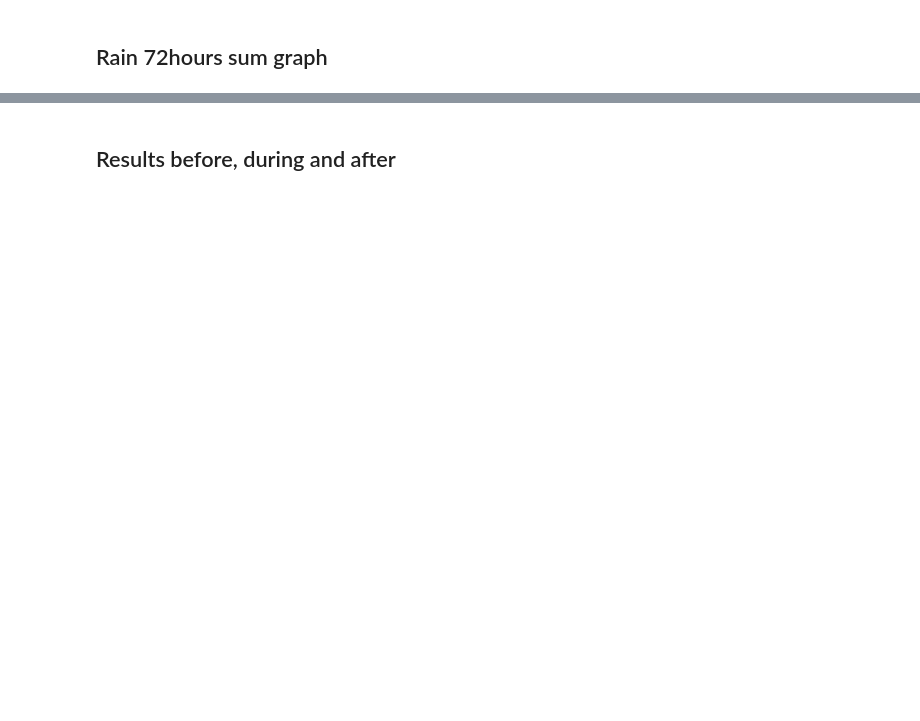
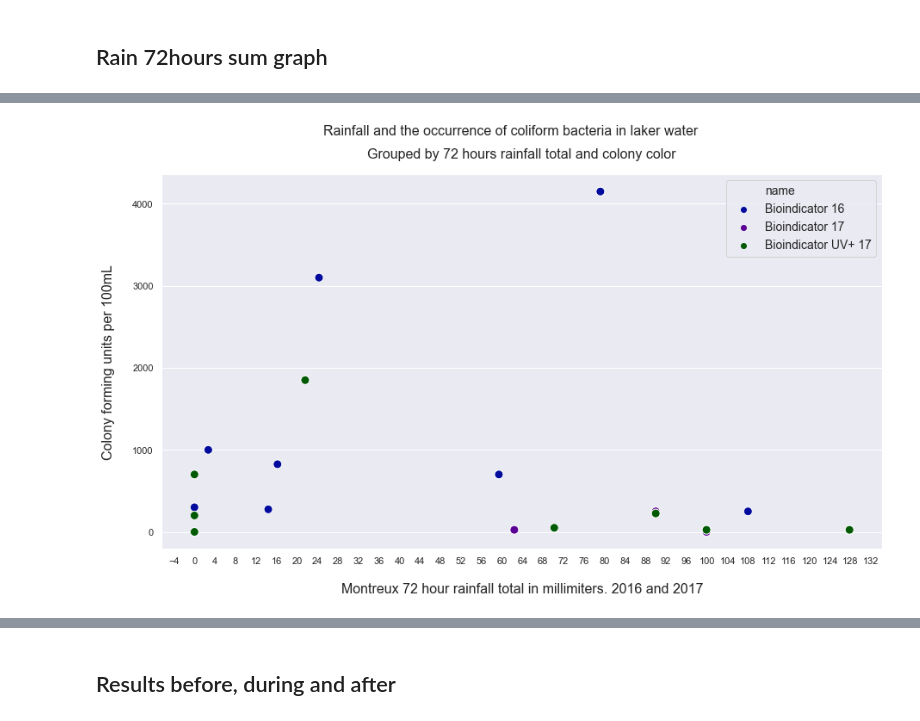
Before and after one commit to Hackuarium/montreux-water-quality, a Jupyter notebook: 2-plots.ipynb, the cells around one changed output, grey strips where cells are left out. Cells and saved outputs as stored; diff of their text form; code cells hidden in the pictures; blank space fills up the shorter version.

Commit message:
New plots without lines, and new run of plot.ipynb

```diff
--- a/2-plots.ipynb
+++ b/2-plots.ipynb
@@ -114,7 +132,11 @@ make_dfs_2016_2017(A2.query('year != 20'),'YEAR_OVER_YEAR_CFUINCREASE_JAZZ_2016_
 # %%
+# Problem with 0 values
 def print_full(x):
     pd.set_option('display.max_rows', len(x))
     print(x)
     pd.reset_option('display.max_rows')
 
 A=pd.read_pickle("data/allyears.pkl")
+A['Date_dt'] = pd.to_datetime(A['Date'])
+R=pd.read_csv('data/rain_all.csv')
+A2=append_vars(A,['Bioindicator', 'Bioindicator UV+', 'Coliform'])
@@ -245,11 +336,12 @@ make_rain_sum(rain_sum_df[rain_sum_df.name.str.contains('Bioindicator')].round(d
 # %%
 def make_rain_sum_2016_2017(df, fname, colors):
+    sns.set_style("dark", {'axes.grid' : True})
+    #sns.set_style("whitegrid", {'axes.grid' : False})
+
     #colors = ['#000A9C', '#5B0094', '#68DFFC', '#4275FF', '#C973FF']
     #colors = ['#00008b', '#8b008b', '#008000', '#468b00', '#add8e6', '#ffb6c1', '#90ee90']
     fig, ax = plt.subplots(figsize=(15,8))
-
     ax=sns.scatterplot(x='rain', y='cfu', hue='name', data=df,  alpha=1, s=100, linewidth=1, edgecolor='w', palette=colors, legend='full')
-
     ax.xaxis.grid(which="major", color='b', linewidth=0.7, alpha=0.1)
     ax.set_xlabel("Montreux 72 hour rainfall total in millimiters. 2016 and 2017", size=16, labelpad=20)
     ax.set_ylabel("Colony forming units per 100mL", size=16, labelpad=20)
@@ -260,7 +352,9 @@ def make_rain_sum_2016_2017(df, fname, colors):
 
     save_plot(fname)
 # %%
-make_rain_sum_2016_2017(rain_sum_df[rain_sum_df.name.str.contains('Bioindicator')].query('year != 60').round(decimals=5),
+make_rain_sum_2016_2017(rain_sum_df[rain_sum_df.name.str.contains('Bioindicator')].query('year != 180').round(decimals=5),
                         'Rainfall_sum_2016_2017',
                         ['#000A9C', '#5B0094', '#005903'])
+# %% [output]
+[figure, added]
 # %%
```
Also changed, not shown: parts of 25 cells of this notebook, 26 other files.
